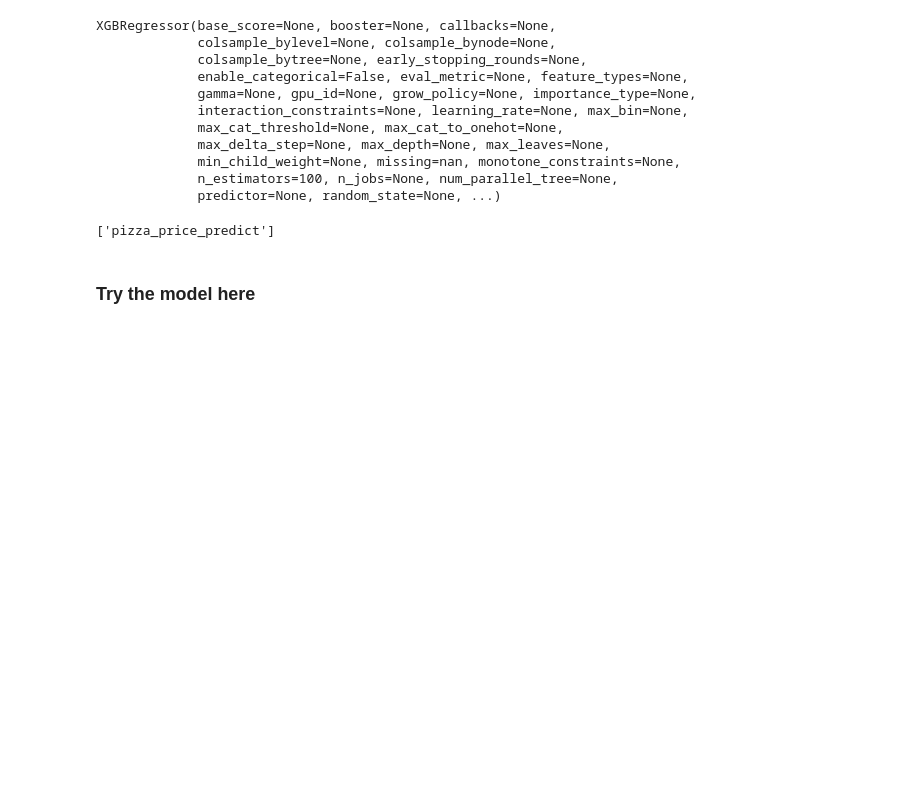
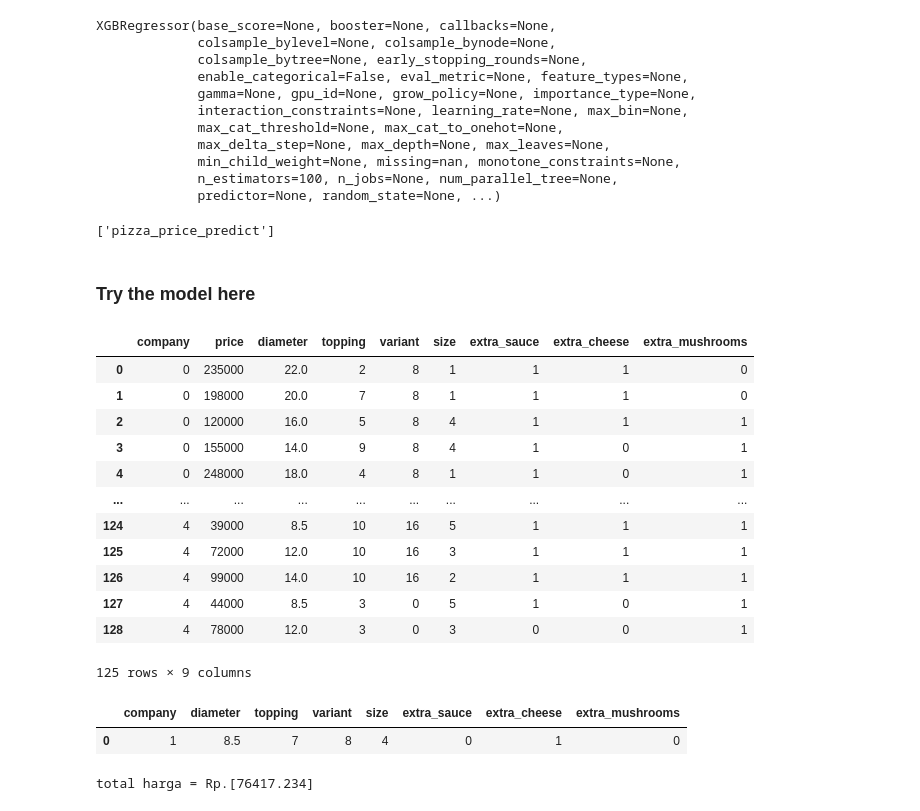
Before and after one commit to Edy-Mochamad/Machine_Learning_project-Pizza_price_Prediction, a Jupyter notebook: notebook.ipynb, the cells around one changed output. Cells and saved outputs as stored; diff of their text form; code cells hidden in the pictures; blank space fills up the shorter version.

Commit message:
try the model using pandas

```diff
--- a/notebook.ipynb
+++ b/notebook.ipynb
@@ -642,0 +648,40 @@ import pandas as pd
+# %%
+data
+# %% [output]
+|  | company | price | diameter | topping | variant | size | extra_sauce | extra_cheese | extra_mushrooms |
+| 0 | 0 | 235000 | 22.0 | 2 | 8 | 1 | 1 | 1 | 0 |
+| 1 | 0 | 198000 | 20.0 | 7 | 8 | 1 | 1 | 1 | 0 |
+| 2 | 0 | 120000 | 16.0 | 5 | 8 | 4 | 1 | 1 | 1 |
+| 3 | 0 | 155000 | 14.0 | 9 | 8 | 4 | 1 | 0 | 1 |
+| 4 | 0 | 248000 | 18.0 | 4 | 8 | 1 | 1 | 0 | 1 |
+| ... | ... | ... | ... | ... | ... | ... | ... | ... | ... |
+| 124 | 4 | 39000 | 8.5 | 10 | 16 | 5 | 1 | 1 | 1 |
+| 125 | 4 | 72000 | 12.0 | 10 | 16 | 3 | 1 | 1 | 1 |
+| 126 | 4 | 99000 | 14.0 | 10 | 16 | 2 | 1 | 1 | 1 |
+| 127 | 4 | 44000 | 8.5 | 3 | 0 | 5 | 1 | 0 | 1 |
+| 128 | 4 | 78000 | 12.0 | 3 | 0 | 3 | 0 | 0 | 1 |
+125 rows × 9 columns
+# %%
+import pandas as pd
+
+try_model = pd.DataFrame({
+    'company' : 1,
+    'diameter' : 8.5,
+    'topping' : 7,
+    'variant' : 8,
+    'size' : 4,
+    'extra_sauce' : 0,
+    'extra_cheese' : 1,
+    'extra_mushrooms' : 0
+}, index = [0])
+
+try_model
+# %% [output]
+|  | company | diameter | topping | variant | size | extra_sauce | extra_cheese | extra_mushrooms |
+| 0 | 1 | 8.5 | 7 | 8 | 4 | 0 | 1 | 0 |
+# %%
+price = final_model.predict(try_model)
+
+print(f'total harga = Rp.{price}')
+# %% [output]
+total harga = Rp.[76417.234]
```
Also changed, not shown: parts of 10 cells of this notebook.
